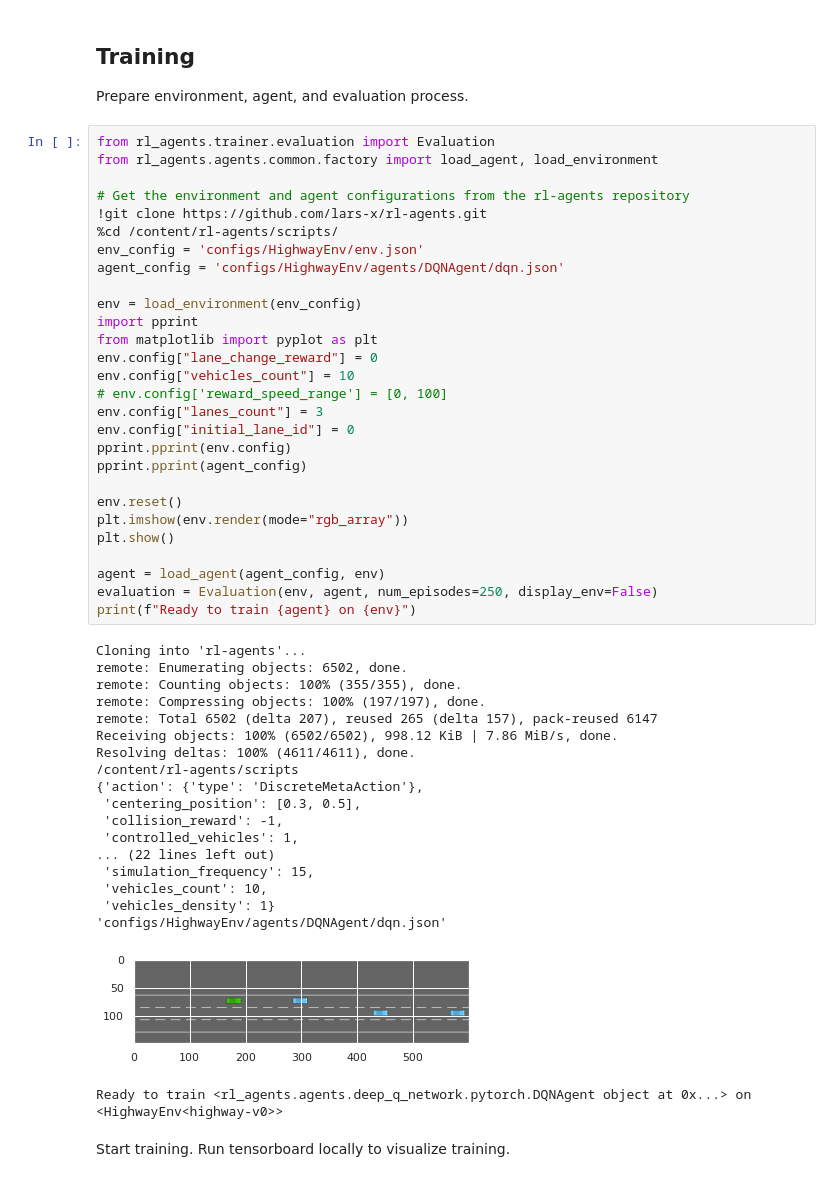
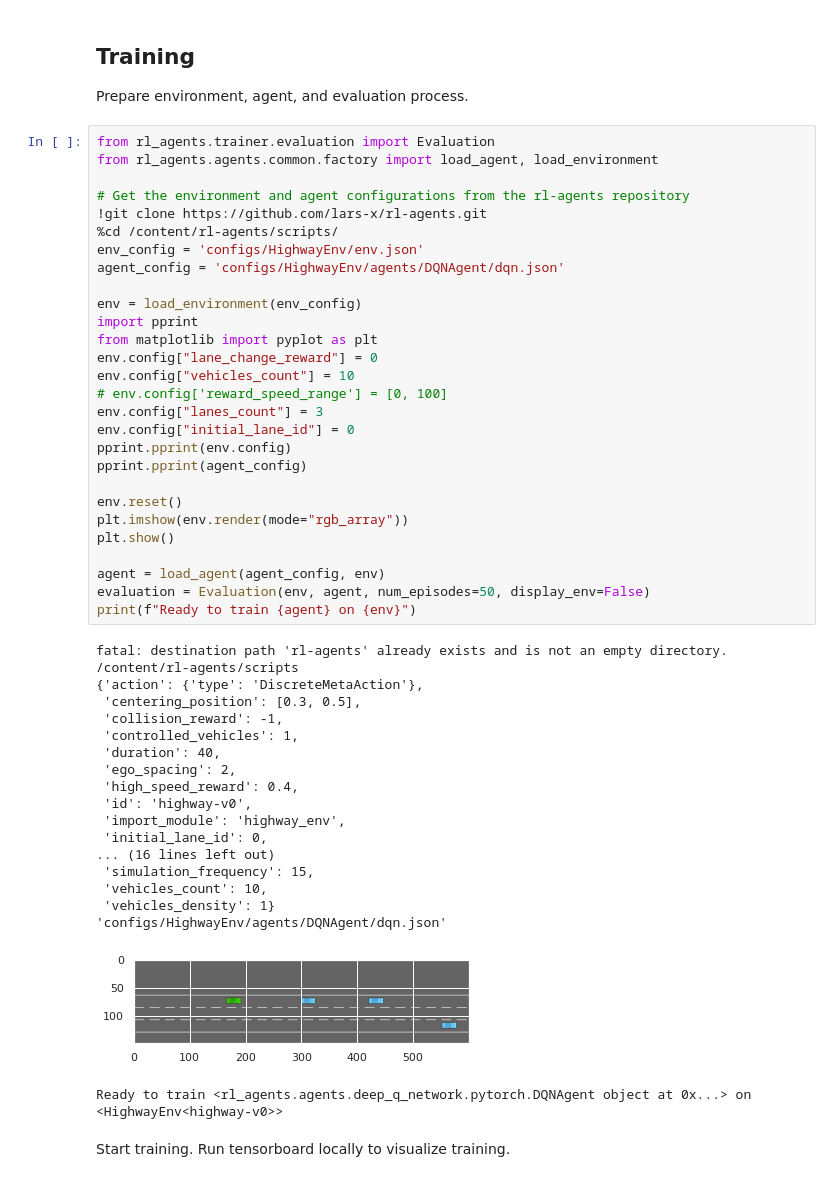
Before and after one commit to lars-x/Umu_Lab1, a Jupyter notebook: Lab3/Lab3_Highway_DQN_rlagents.ipynb, the cells around one changed output. Saved outputs shown, nothing was run; the diff lists cells and outputs as text.

```diff
--- a/Lab3/Lab3_Highway_DQN_rlagents.ipynb
+++ b/Lab3/Lab3_Highway_DQN_rlagents.ipynb
@@ -89,43 +89,43 @@ from rl_agents.agents.common.factory import load_agent, load_environment
 env_config = 'configs/HighwayEnv/env.json'
 agent_config = 'configs/HighwayEnv/agents/DQNAgent/dqn.json'
 
 env = load_environment(env_config)
 import pprint
 from matplotlib import pyplot as plt
 env.config["lane_change_reward"] = 0
 env.config["vehicles_count"] = 10
 # env.config['reward_speed_range'] = [0, 100]
 env.config["lanes_count"] = 3
 env.config["initial_lane_id"] = 0
 pprint.pprint(env.config)
 pprint.pprint(agent_config)
 
 env.reset()
 plt.imshow(env.render(mode="rgb_array"))
 plt.show()
 
 agent = load_agent(agent_config, env)
-evaluation = Evaluation(env, agent, num_episodes=250, display_env=False)
+evaluation = Evaluation(env, agent, num_episodes=50, display_env=False)
 print(f"Ready to train {agent} on {env}")
 # %% [output]
-Cloning into 'rl-agents'...
-remote: Enumerating objects: 6502, done.
-remote: Counting objects: 100% (355/355), done.
-remote: Compressing objects: 100% (197/197), done.
-remote: Total 6502 (delta 207), reused 265 (delta 157), pack-reused 6147
-Receiving objects: 100% (6502/6502), 998.12 KiB | 7.86 MiB/s, done.
-Resolving deltas: 100% (4611/4611), done.
+fatal: destination path 'rl-agents' already exists and is not an empty directory.
 /content/rl-agents/scripts
 {'action': {'type': 'DiscreteMetaAction'},
  'centering_position': [0.3, 0.5],
  'collision_reward': -1,
  'controlled_vehicles': 1,
-... (22 lines left out)
+ 'duration': 40,
+ 'ego_spacing': 2,
+ 'high_speed_reward': 0.4,
+ 'id': 'highway-v0',
+ 'import_module': 'highway_env',
+ 'initial_lane_id': 0,
+... (16 lines left out)
  'simulation_frequency': 15,
  'vehicles_count': 10,
  'vehicles_density': 1}
 'configs/HighwayEnv/agents/DQNAgent/dqn.json'
-[figure, old version]
+[figure, new version]
 Ready to train <rl_agents.agents.deep_q_network.pytorch.DQNAgent object at 0x...> on <HighwayEnv<highway-v0>>
 # %% [markdown]
 Start training. Run tensorboard locally to visualize training.
```
Also changed, not shown: parts of 6 cells of this notebook.
